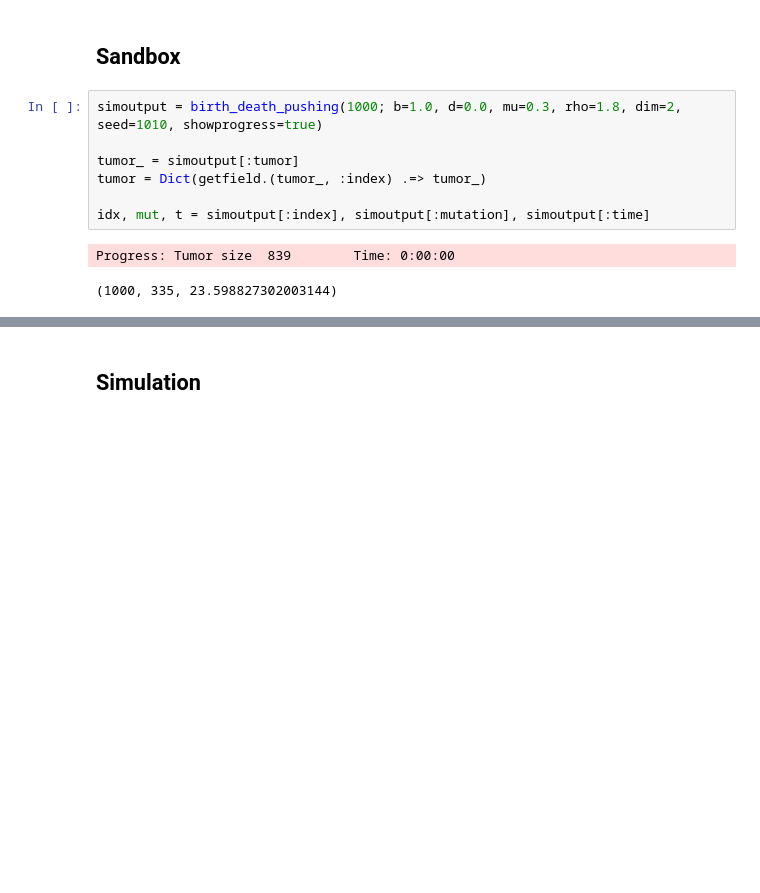
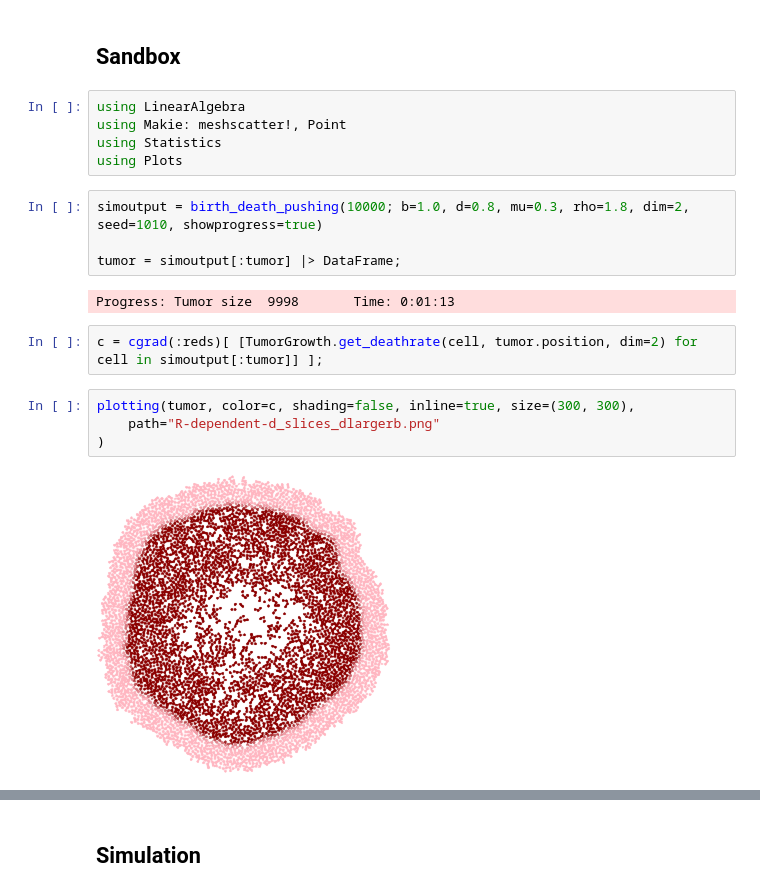
Before and after one commit to aangaji/TumorGrowth, a Jupyter notebook: usage.ipynb, the cells around one changed output, grey strips where cells are left out. Drawn from its saved outputs; the diff is of its cells as text; blank space fills up the shorter version.

```diff
--- a/usage.ipynb
+++ b/usage.ipynb
@@ -15,13 +15,22 @@ using Revise
   Activating environment at `c:\Users\arman\OneDrive - Universität zu Köln\Dokumente\Uni-Köln\Masterarbeit\Workspace\Julia_Master\MasterProject_Julia\TumorGrowth\Project.toml`
 # %% [markdown]
 ## Sandbox
+# %%
+using LinearAlgebra
+using Makie: meshscatter!, Point
+using Statistics
+using Plots
 # %%
-simoutput = birth_death_pushing(1000; b=1.0, d=0.0, mu=0.3, rho=1.8, dim=2, seed=1010, showprogress=true)
+simoutput = birth_death_pushing(10000; b=1.0, d=0.8, mu=0.3, rho=1.8, dim=2, seed=1010, showprogress=true)
 
-tumor_ = simoutput[:tumor]
-tumor = Dict(getfield.(tumor_, :index) .=> tumor_)
-
-idx, mut, t = simoutput[:index], simoutput[:mutation], simoutput[:time]
+tumor = simoutput[:tumor] |> DataFrame;
 # %% [output]
-Progress: Tumor size  839        Time: 0:00:00
+Progress: Tumor size  9998       Time: 0:01:13
-(1000, 335, 23.598827302003144)
+# %%
+c = cgrad(:reds)[ [TumorGrowth.get_deathrate(cell, tumor.position, dim=2) for cell in simoutput[:tumor]] ];
+# %%
+plotting(tumor, color=c, shading=false, inline=true, size=(300, 300),
+    path="R-dependent-d_slices_dlargerb.png"
+)
+# %% [output]
+[figure, added]
```
Also changed, not shown: parts of 10 cells of this notebook, 11 other files.
